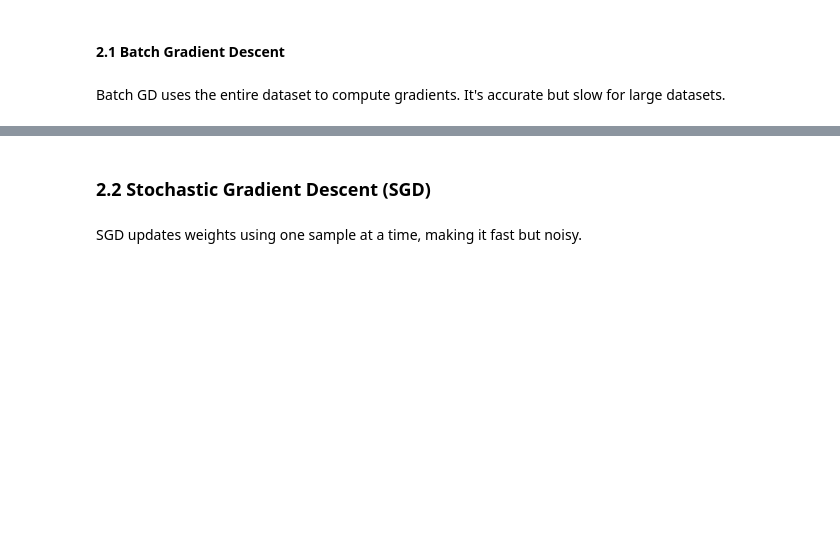
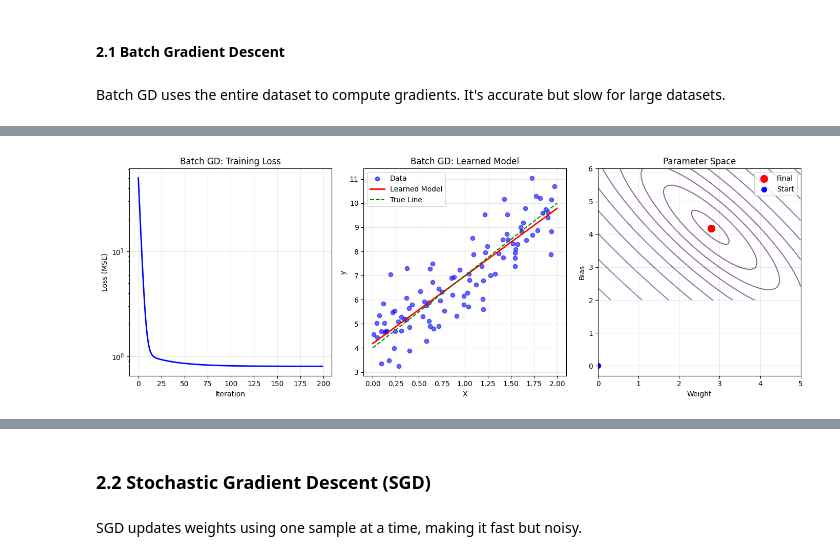
Before and after one commit to Sara12-2/AI-ML-Engineering-Revision-Journey, a Jupyter notebook: Module 2(Mathematics)/Day 4/Optimization.ipynb, the cells around one changed output, grey strips where cells are left out. Saved outputs shown, nothing was run; the diff lists cells and outputs as text; code cells hidden in the pictures; blank space fills up the shorter version.

```diff
--- a/Module 2(Mathematics)/Day 4/Optimization.ipynb
+++ b/Module 2(Mathematics)/Day 4/Optimization.ipynb
@@ -153,6 +243,9 @@ print("Encourages models to make confident predictions")
 # %% [markdown]
 Batch GD uses the entire dataset to compute gradients. It's accurate but slow for large datasets.
 # %%
+import numpy as np
+import matplotlib.pyplot as plt
+
 class BatchGradientDescent:
     def __init__(self, learning_rate=0.01, n_iterations=100):
         self.lr = learning_rate
@@ -166,17 +259,21 @@ class BatchGradientDescent:
         self.weights = np.zeros(n_features)
         self.bias = 0
 
+        # Ensure y is a 1D array
+        y = y.flatten()
+
         for iteration in range(self.n_iterations):
-            # Forward pass
+            # Forward pass - predictions
             y_pred = np.dot(X, self.weights) + self.bias
 
-            # Compute loss
+            # Compute loss (MSE)
             loss = np.mean((y - y_pred) ** 2)
             self.loss_history.append(loss)
 
             # Compute gradients (using entire dataset)
-            dw = -2 * np.dot(X.T, (y - y_pred)) / n_samples
-            db = -2 * np.mean(y - y_pred)
+            # dw = (2/n) * X.T * (y_pred - y)
+            dw = (2 / n_samples) * np.dot(X.T, (y_pred - y))
+            db = (2 / n_samples) * np.sum(y_pred - y)
 
             # Update parameters
             self.weights -= self.lr * dw
@@ -187,37 +284,75 @@ class BatchGradientDescent:
 
         return self
 
+    def predict(self, X):
+        """Make predictions on new data"""
+        return np.dot(X, self.weights) + self.bias
+
 # Generate sample data
 np.random.seed(42)
 X = 2 * np.random.rand(100, 1)
-y = 4 + 3 * X + np.random.randn(100, 1).flatten()
+y = 4 + 3 * X + np.random.randn(100, 1)  # Keep as 2D for now
+y = y.flatten()  # Convert to 1D
+
+print("Data shape check:")
+print(f"X shape: {X.shape}")
+print(f"y shape: {y.shape}")
+print(f"y[:5]: {y[:5]}")
 
 # Train using Batch GD
-model = BatchGradientDescent(learning_rate=0.01, n_iterations=100)
+model = BatchGradientDescent(learning_rate=0.05, n_iterations=200)
 model.fit(X, y)
 
 print(f"\nFinal parameters:")
 print(f"Weight: {model.weights[0]:.4f}")
 print(f"Bias: {model.bias:.4f}")
+print(f"Expected: Weight=3.0, Bias=4.0 (approx)")
 
 # Visualize training
-plt.figure(figsize=(12, 4))
+plt.figure(figsize=(14, 5))
 
-plt.subplot(1, 2, 1)
+plt.subplot(1, 3, 1)
 plt.plot(model.loss_history, 'b-', linewidth=2)
 plt.xlabel('Iteration')
-plt.ylabel('Loss')
+plt.ylabel('Loss (MSE)')
 plt.title('Batch GD: Training Loss')
 plt.grid(True, alpha=0.3)
+plt.yscale('log')  # Log scale to see convergence better
 
-plt.subplot(1, 2, 2)
-plt.scatter(X, y, alpha=0.6, label='Data')
-X_line = np.linspace(0, 2, 100)
-y_line = model.weights[0] * X_line + model.bias
-plt.plot(X_line, y_line, 'r-', linewidth=2, label='Model')
+plt.subplot(1, 3, 2)
+plt.scatter(X, y, alpha=0.6, label='Data', color='blue')
+X_line = np.linspace(0, 2, 100).reshape(-1, 1)
+y_line = model.predict(X_line)
+plt.plot(X_line, y_line, 'r-', linewidth=2, label='Learned Model')
 plt.xlabel('X')
 plt.ylabel('y')
 plt.title('Batch GD: Learned Model')
+plt.legend()
+plt.grid(True, alpha=0.3)
+
+# Also show the true line
+y_true_line = 4 + 3 * X_line
+plt.plot(X_line, y_true_line, 'g--', linewidth=1.5, label='True Line')
+plt.legend()
+
+plt.subplot(1, 3, 3)
+# Show gradient descent path (parameter space)
+w_range = np.linspace(0, 5, 50)
+b_range = np.linspace(2, 6, 50)
+W, B = np.meshgrid(w_range, b_range)
+Z = np.zeros_like(W)
+
+for i in range(W.shape[0]):
+    for j in range(W.shape[1]):
+        y_pred = W[i,j] * X + B[i,j]
+        Z[i,j] = np.mean((y - y_pred.flatten()) ** 2)
+
+plt.contour(W, B, Z, levels=np.logspace(-1, 2, 20), cmap='viridis', alpha=0.6)
+plt.scatter([model.weights[0]], [model.bias], color='red', s=100, label='Final')
+plt.scatter([0], [0], color='blue', s=50, label='Start')
+plt.xlabel('Weight')
+plt.ylabel('Bias')
+plt.title('Parameter Space')
 plt.legend()
 plt.grid(True, alpha=0.3)
 
@@ -226,3 +361,14 @@ plt.show()
 
 print("\n💡 ML Connection:")
 print("Batch GD is deterministic and stable but computationally expensive")
+print(f"Converged in {len(model.loss_history)} iterations")
+print(f"Final MSE: {model.loss_history[-1]:.6f}")
+
+# Compare with different learning rates
+print("\n📊 Learning Rate Comparison:")
+for lr in [0.01, 0.05, 0.1, 0.5]:
+    model_temp = BatchGradientDescent(learning_rate=lr, n_iterations=100)
+    model_temp.fit(X, y)
+    final_loss = model_temp.loss_history[-1]
+    print(f"LR = {lr:0.2f}: Final Loss = {final_loss:.6f}, Weights = {model_temp.weights[0]:.4f}, Bias = {model_temp.bias:.4f}")
+# %% [output]
@@ -228,0 +394 @@ print("Batch GD is deterministic and stable but computationally expensive")
+[figure, added]
```
Also changed, not shown: parts of 12 cells of this notebook.
